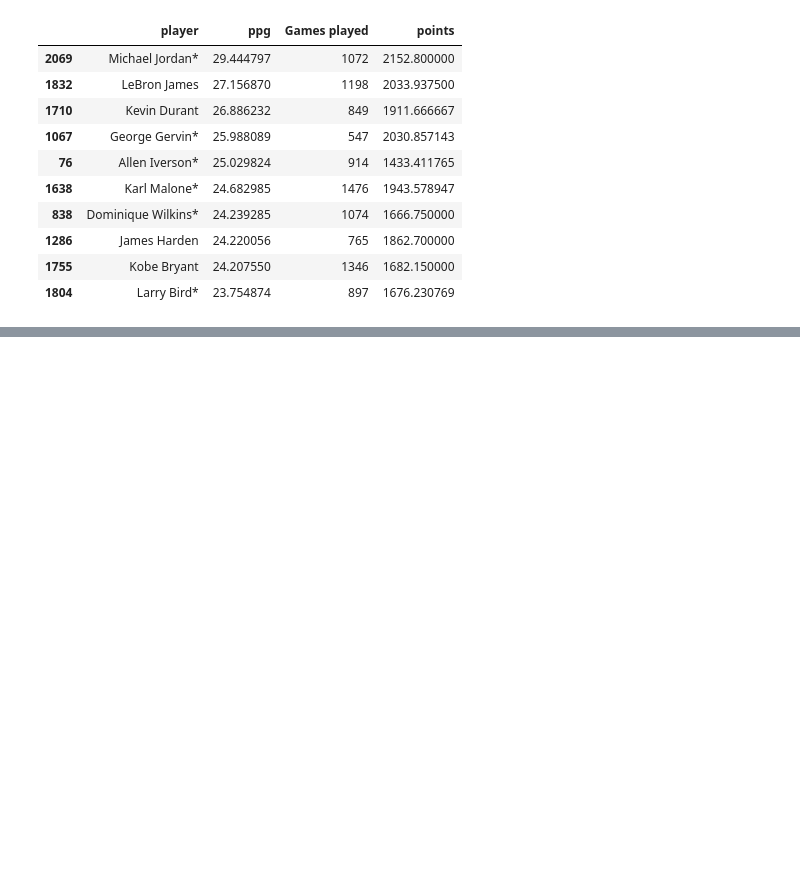
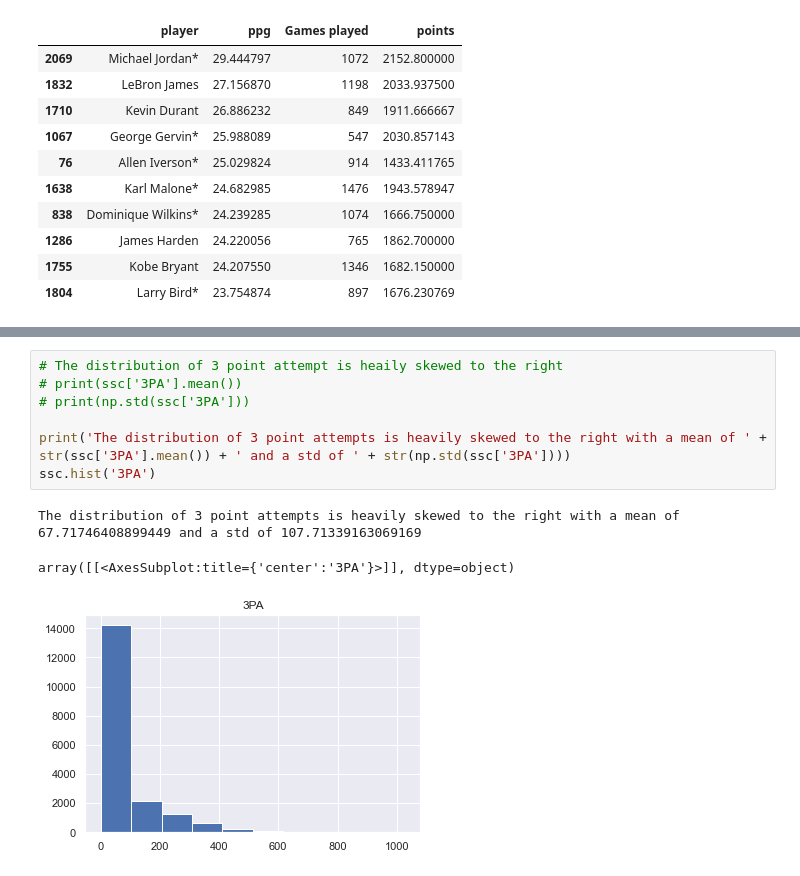
Before and after one commit to Amanuel2022/Tek-Tekle-Capstone2, a Jupyter notebook: NBA DATA CHECK.ipynb, the cells around one changed output, grey strips where cells are left out. Saved outputs shown, nothing was run; the diff lists cells and outputs as text; blank space fills up the shorter version.

```diff
--- a/NBA DATA CHECK.ipynb
+++ b/NBA DATA CHECK.ipynb
@@ -106,0 +100,11 @@ ppg
+# %%
+# The distribution of 3 point attempt is heaily skewed to the right
+# print(ssc['3PA'].mean())
+# print(np.std(ssc['3PA']))
+
+print('The distribution of 3 point attempts is heavily skewed to the right with a mean of ' + str(ssc['3PA'].mean()) + ' and a std of ' + str(np.std(ssc['3PA'])))
+ssc.hist('3PA')
+# %% [output]
+The distribution of 3 point attempts is heavily skewed to the right with a mean of 67.71746408899449 and a std of 107.71339163069169
+array([[<AxesSubplot:title={'center':'3PA'}>]], dtype=object)
+[figure, added]
```
Also changed, not shown: parts of 13 cells of this notebook, 2 other files.
